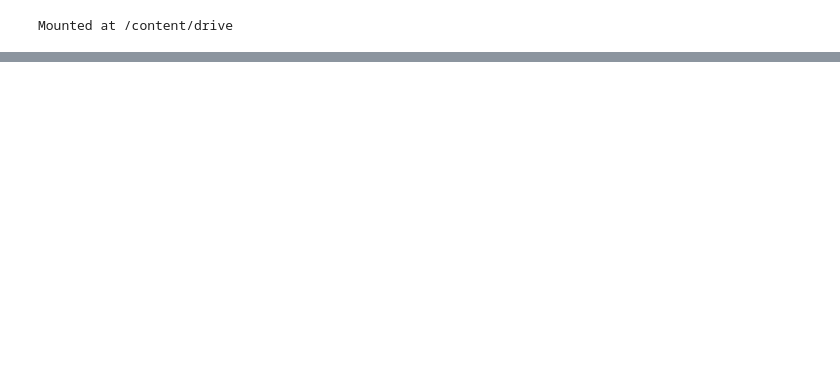
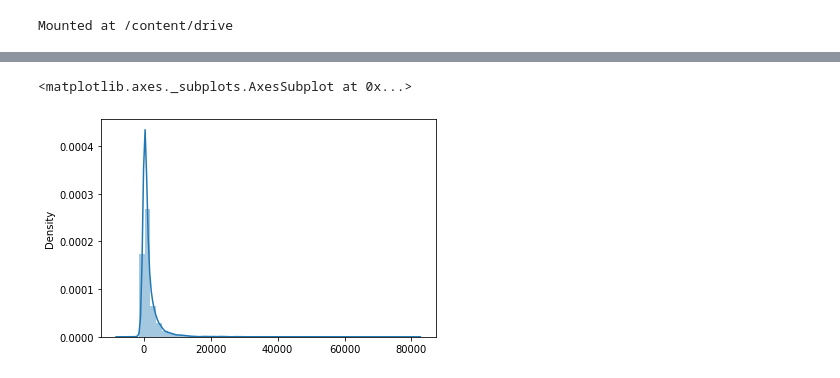
Before and after one commit to MAboElFottouh/AMIT, a Jupyter notebook: bank_project.ipynb, the cells around one changed output, grey strips where cells are left out. Drawn from its saved outputs; the diff is of its cells as text; code cells hidden in the pictures; blank space fills up the shorter version.

```diff
--- a/bank_project.ipynb
+++ b/bank_project.ipynb
@@ -28,0 +125,5 @@ Number of rows and columns in the data set:  (45211, 1)
+# %%
+sns.distplot(x=data['balance'])
+# %% [output]
+<matplotlib.axes._subplots.AxesSubplot at 0x...>
+[figure, added]
```
Also changed, not shown: parts of 48 cells of this notebook.
